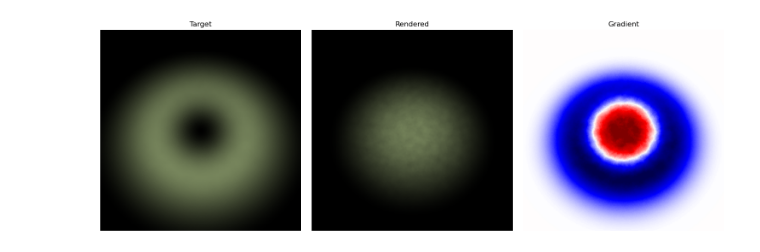
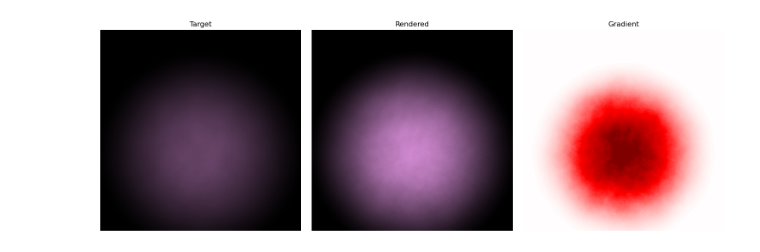
Before and after one commit to M-Gjerde/DifferentiablePointRendering, a Jupyter notebook: python/finite_difference/notebook_scatter.ipynb, the cells around one changed output. Drawn from its saved outputs; the diff is of its cells as text; code cells hidden in the pictures.

```diff
--- a/python/finite_difference/notebook_scatter.ipynb
+++ b/python/finite_difference/notebook_scatter.ipynb
@@ -107,36 +107,36 @@ import matplotlib.pyplot as plt
 
 # Paths
 iteration = 1
 target_image = Path(f"Output/{scene}/{parameter}/{camera}_target.png")
-rendered_test = Path(f"Output/{scene}/{parameter}/{test}/rendered/{iteration}_{camera}.png")
-grad_image = Path(f"Output/{scene}/{parameter}/{test}/grad/{iteration}_{camera}.png")
+rendered_test = Path(f"Output/{scene}/{parameter}/{index}/{test}/rendered/{iteration}_{camera}.png")
+grad_image = Path(f"Output/{scene}/{parameter}/{index}/{test}/grad/{iteration}_{camera}.png")
 
 
 
 # Load images
 img_target = Image.open(target_image)
 img_rendered = Image.open(rendered_test)
 img_grad = Image.open(grad_image)
 
 # Plot side by side (3 columns)
 fig, axes = plt.subplots(1, 3, figsize=(15, 5))
 
 axes[0].imshow(img_target)
 axes[0].set_title("Target")
 axes[0].axis("off")
 
 axes[1].imshow(img_rendered)
 axes[1].set_title("Rendered")
 axes[1].axis("off")
 
 axes[2].imshow(img_grad)
 axes[2].set_title("Gradient")
 axes[2].axis("off")
 
 plt.tight_layout()
 plt.show()
 # %% [output]
-[figure, old version]
+[figure, new version]
 # %%
 print(df["analytic_grad"])
 print(df[NUMERICAL_COLUMN])
```
Also changed, not shown: parts of 5 cells of this notebook, 8 other files.
